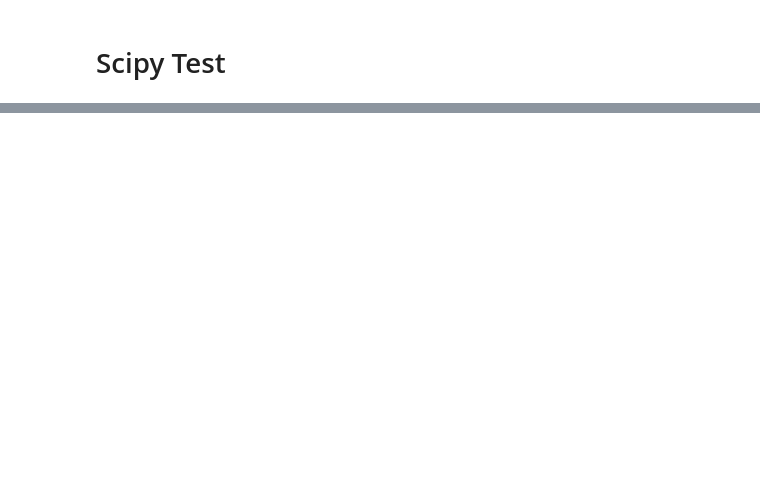
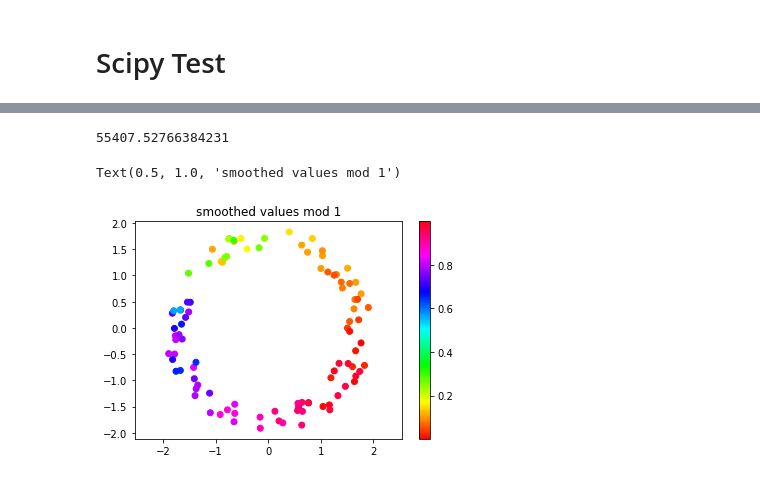
Before and after one commit to michiexile/icerm-tda-2019-08, a Jupyter notebook: Test_Annulus_edge_sparse-scipy.ipynb, the cells around one changed output, grey strips where cells are left out. Saved outputs shown, nothing was run; the diff lists cells and outputs as text; code cells hidden in the pictures; blank space fills up the shorter version.

Commit message:
adding 1-norm

```diff
--- a/Test_Annulus_edge_sparse-scipy.ipynb
+++ b/Test_Annulus_edge_sparse-scipy.ipynb
@@ -162,0 +161,5 @@ Text(0.5, 1.0, 'smoothed values')
+# %%
+def grad(Z,L = 1.,F = f, B = bdry, toll = 1e-18):
+    dz = B*Z.reshape(Z.shape[0],1)
+    ndz = np.sign(np.where(dz<toll, 0, dz))
+    return np.array(2 * B.T * dz - 2 * np.diag(Z) * B.T * F + L * B.T * ndz).flatten()
@@ -162,0 +186,21 @@ Text(0.5, 1.0, 'smoothed values')
+# %%
+def cost(Z,L = 1.,F = f, B = bdry):
+    return np.sum(np.square(F - B*Z.reshape(Z.shape[0],1))) + L*np.linalg.norm(B*Z.reshape(Z.shape[0],1),ord=1)
+# %%
+cost(l2_cocycle)
+# ??dionysus.smooth
+# %% [output]
+55407.52766384231
+# %%
+res = minimize(cost, l2_cocycle, method='BFGS', jac = grad)
+# %%
+Zv = np.array(res.x).reshape(100,1)
+messed_ix = [indexing[0][dionysus.Simplex([n],0)] for n in range(100)]
+color = np.mod(Zv.T[:,messed_ix],1)
+scatter(*annulus.T, c=color[0], cmap="hsv")
+plt.colorbar()
+plt.axis('equal')
+plt.title('smoothed values mod 1')
+# %% [output]
+Text(0.5, 1.0, 'smoothed values mod 1')
+[figure, added]
```
Also changed, not shown: parts of 12 cells of this notebook.
